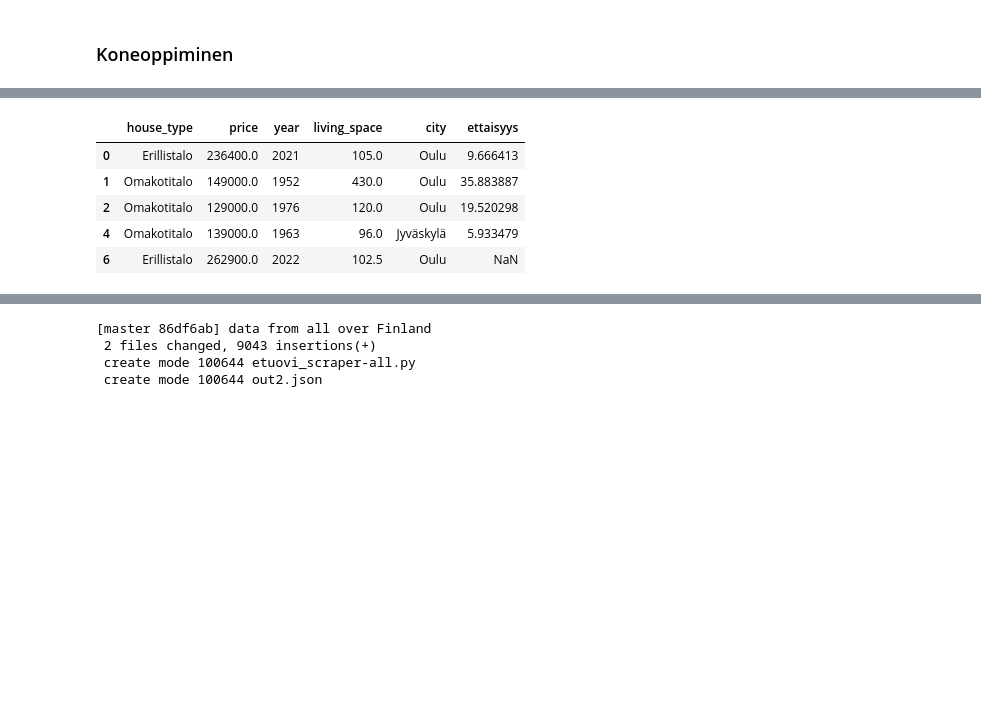
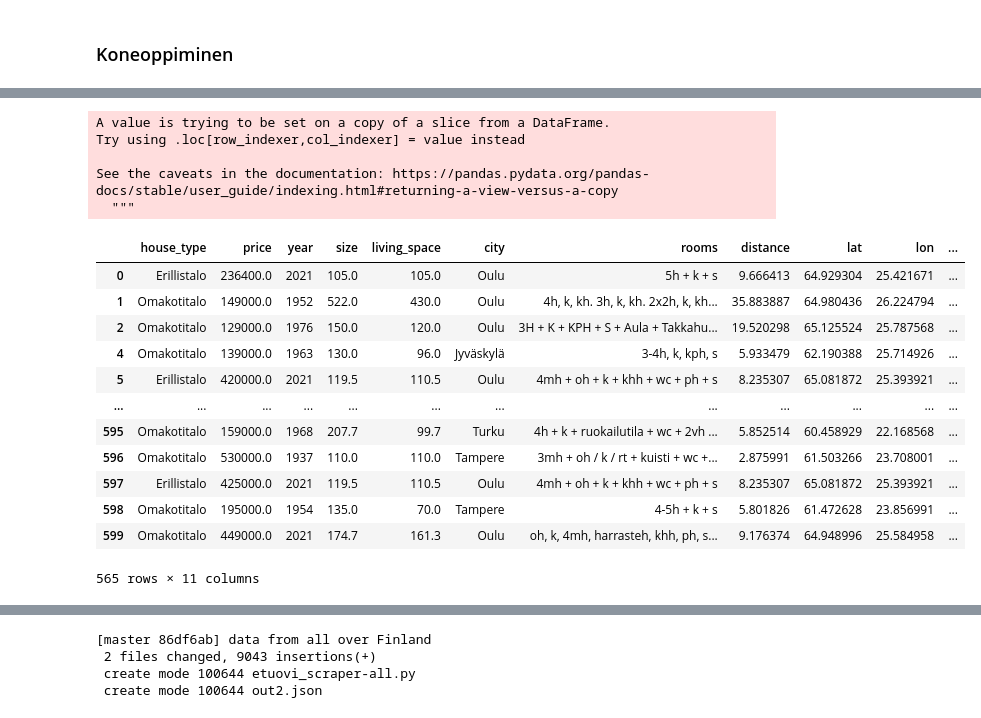
Before and after one commit to sarapaivi/joda, a Jupyter notebook: joda_ht.ipynb, the cells around one changed output, grey strips where cells are left out. Saved outputs shown, nothing was run; the diff lists cells and outputs as text; code cells hidden in the pictures; blank space fills up the shorter version.

```diff
--- a/joda_ht.ipynb
+++ b/joda_ht.ipynb
@@ -276,3 +271,31 @@ df[['lat', 'lon', 'altitude']] = pd.DataFrame(df['point'].to_list(), index=df.in
+# %%
+#calcute distances from city centers
+distances = []
+for index, row in df.iterrows():
+    if 'Tampere' in row.city:
+        if hs.haversine((city_center['lat'][0],city_center['lon'][0]),(row['lat'],row['lon'])) >200:
+            distances.append(None)
+        else:
+            distances.append(hs.haversine((city_center['lat'][0],city_center['lon'][0]),(row['lat'],row['lon'])))
+    elif 'Oulu' in row.city:
+        if hs.haversine((city_center['lat'][1],city_center['lon'][1]),(row['lat'],row['lon'])) >200:
+            distances.append(None)
+        else:
+            distances.append(hs.haversine((city_center['lat'][1],city_center['lon'][1]),(row['lat'],row['lon'])))
+    elif 'Jyväskylä' in row.city:
+        if hs.haversine((city_center['lat'][2],city_center['lon'][2]),(row['lat'],row['lon'])) >200:
+            distances.append(None)
+        else:
+            distances.append(hs.haversine((city_center['lat'][2],city_center['lon'][2]),(row['lat'],row['lon'])))
+    elif 'Turku' in row.city:
+        if hs.haversine((city_center['lat'][3],city_center['lon'][3]),(row['lat'],row['lon'])) >200:
+            distances.append(None)
+        else:
+            distances.append(hs.haversine((city_center['lat'][3],city_center['lon'][3]),(row['lat'],row['lon'])))
+    else:
+        distances.append(None)
+
+df['distance']=distances
 # %%
 df.head()
 # %% [output]
@@ -411,16 +421,35 @@ df.head()
 # %%
 #select features
 #0=house_type, 1=address 2=price, 3=year,
-#4=size, 5=living_space, 6=area, 7=city
-#15=distance
+#4=size, 5=living_space, 6=area, 7=city, 8=rooms
+#15=distance #12=lat, 13=lon
 
-dfTrain = df.iloc[:,[0,2,3,5,7,15]]
+dfTrain = df.iloc[:,[0,2,3,4,5,7,8,15,12,13]]
+# %%
+# Converting house_type attribute to categorical values.
+le = preprocessing.LabelEncoder()
+
+arr = le.fit_transform(dfTrain.house_type)
+dfTrain['house_type_ec'] = arr
+# %% [output]
+A value is trying to be set on a copy of a slice from a DataFrame.
+Try using .loc[row_indexer,col_indexer] = value instead
+
+See the caveats in the documentation: https://pandas.pydata.org/pandas-docs/stable/user_guide/indexing.html#returning-a-view-versus-a-copy
+  """
 # %%
-dfTrain.head()
+dfTrain
 # %% [output]
-|  | house_type | price | year | living_space | city | ettaisyys |
-| 0 | Erillistalo | 236400.0 | 2021 | 105.0 | Oulu | 9.666413 |
-| 1 | Omakotitalo | 149000.0 | 1952 | 430.0 | Oulu | 35.883887 |
-| 2 | Omakotitalo | 129000.0 | 1976 | 120.0 | Oulu | 19.520298 |
-| 4 | Omakotitalo | 139000.0 | 1963 | 96.0 | Jyväskylä | 5.933479 |
-| 6 | Erillistalo | 262900.0 | 2022 | 102.5 | Oulu | NaN |
+|  | house_type | price | year | size | living_space | city | rooms | distance | lat | lon | ... |
+| 0 | Erillistalo | 236400.0 | 2021 | 105.0 | 105.0 | Oulu | 5h + k + s | 9.666413 | 64.929304 | 25.421671 | ... |
+| 1 | Omakotitalo | 149000.0 | 1952 | 522.0 | 430.0 | Oulu | 4h, k, kh. 3h, k, kh. 2x2h, k, kh... | 35.883887 | 64.980436 | 26.224794 | ... |
+| 2 | Omakotitalo | 129000.0 | 1976 | 150.0 | 120.0 | Oulu | 3H + K + KPH + S + Aula + Takkahu... | 19.520298 | 65.125524 | 25.787568 | ... |
+| 4 | Omakotitalo | 139000.0 | 1963 | 130.0 | 96.0 | Jyväskylä | 3-4h, k, kph, s | 5.933479 | 62.190388 | 25.714926 | ... |
+| 5 | Erillistalo | 420000.0 | 2021 | 119.5 | 110.5 | Oulu | 4mh + oh + k + khh + wc + ph + s | 8.235307 | 65.081872 | 25.393921 | ... |
+| ... | ... | ... | ... | ... | ... | ... | ... | ... | ... | ... | ... |
+| 595 | Omakotitalo | 159000.0 | 1968 | 207.7 | 99.7 | Turku | 4h + k + ruokailutila + wc + 2vh ... | 5.852514 | 60.458929 | 22.168568 | ... |
+| 596 | Omakotitalo | 530000.0 | 1937 | 110.0 | 110.0 | Tampere | 3mh + oh / k / rt + kuisti + wc +... | 2.875991 | 61.503266 | 23.708001 | ... |
+| 597 | Erillistalo | 425000.0 | 2021 | 119.5 | 110.5 | Oulu | 4mh + oh + k + khh + wc + ph + s | 8.235307 | 65.081872 | 25.393921 | ... |
+| 598 | Omakotitalo | 195000.0 | 1954 | 135.0 | 70.0 | Tampere | 4-5h + k + s | 5.801826 | 61.472628 | 23.856991 | ... |
+| 599 | Omakotitalo | 449000.0 | 2021 | 174.7 | 161.3 | Oulu | oh, k, 4mh, harrasteh, khh, ph, s... | 9.176374 | 64.948996 | 25.584958 | ... |
+565 rows × 11 columns
```
Also changed, not shown: parts of 44 cells of this notebook.
